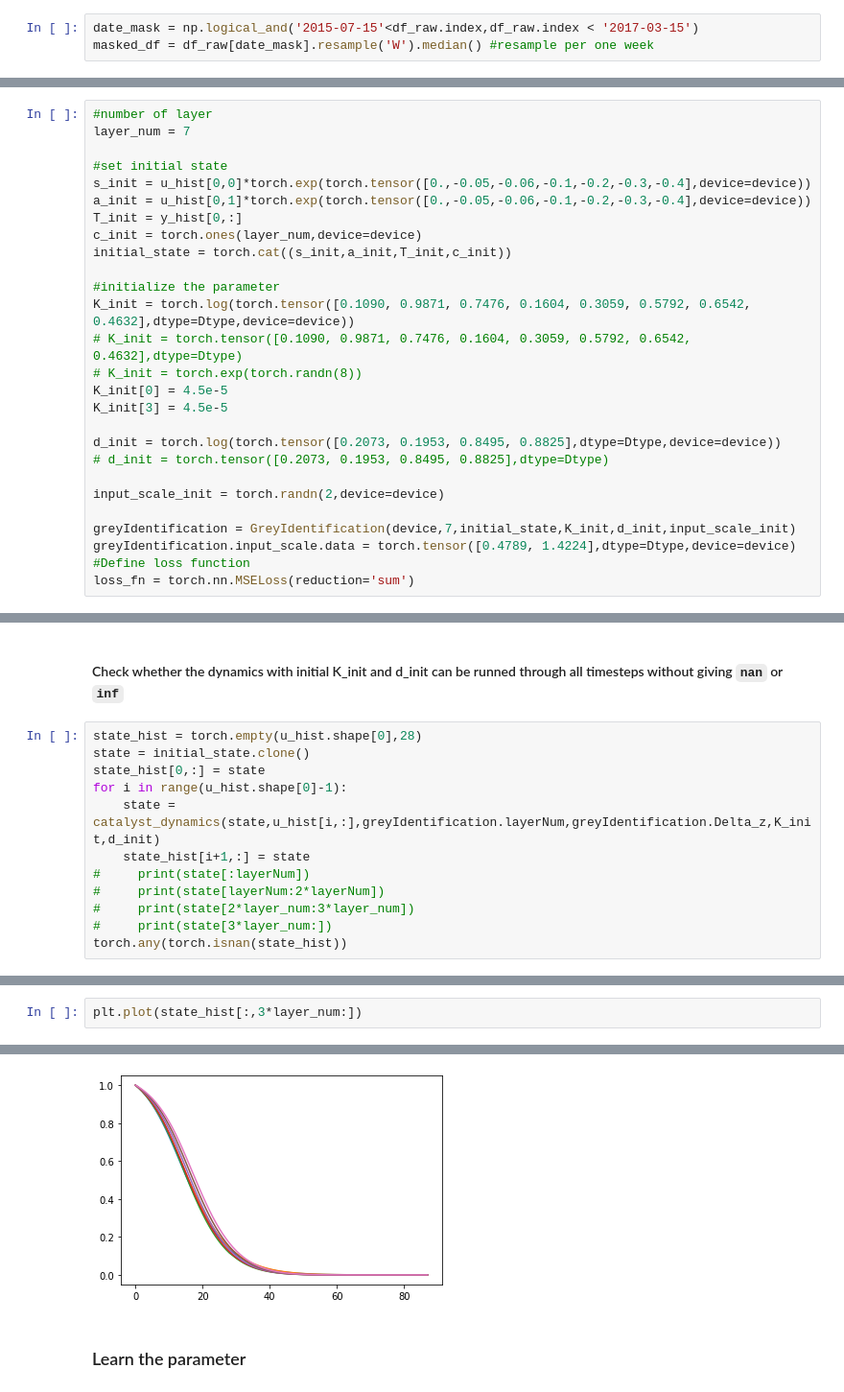
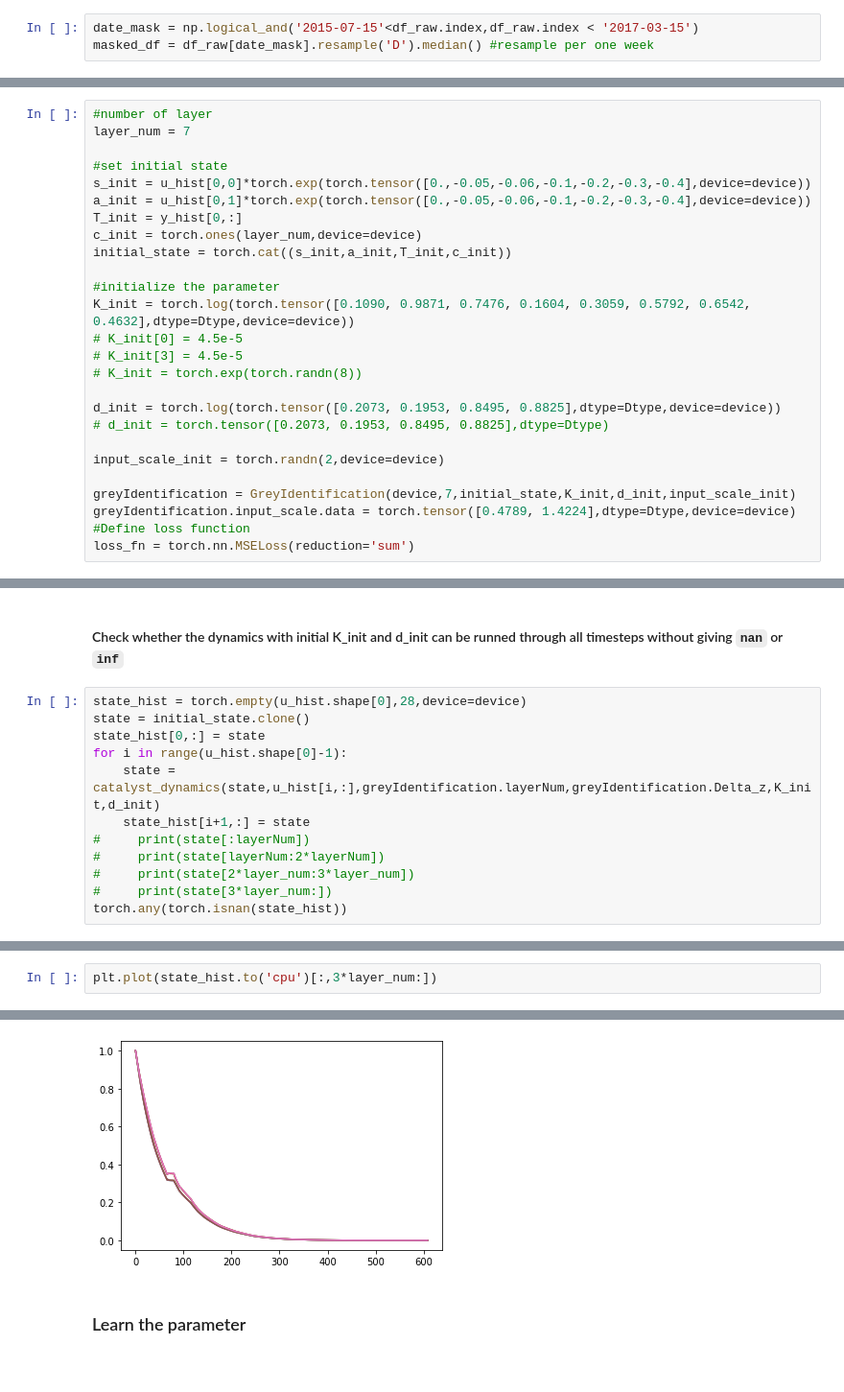
Before and after one commit to puat133/GPsysid, a Jupyter notebook: Classical_Approach/GreyBoxNonlinear.ipynb, the cells around one changed output, grey strips where cells are left out. Shown at 96% size. Cells and saved outputs as stored; diff of their text form.

```diff
--- a/Classical_Approach/GreyBoxNonlinear.ipynb
+++ b/Classical_Approach/GreyBoxNonlinear.ipynb
@@ -242,7 +244,7 @@ tc_heights =np.array([[7600,6550,5500,4450,3400,2350,1300],
 ### Select interval of interest and resample dataframe to daily data
 # %%
 date_mask = np.logical_and('2015-07-15'<df_raw.index,df_raw.index < '2017-03-15')
-masked_df = df_raw[date_mask].resample('W').median() #resample per one week
+masked_df = df_raw[date_mask].resample('D').median() #resample per one week
 # %% [markdown]
 ### Select the input and output
 # %%
@@ -263,10 +265,9 @@ initial_state = torch.cat((s_init,a_init,T_init,c_init))
 
 #initialize the parameter
 K_init = torch.log(torch.tensor([0.1090, 0.9871, 0.7476, 0.1604, 0.3059, 0.5792, 0.6542, 0.4632],dtype=Dtype,device=device))
-# K_init = torch.tensor([0.1090, 0.9871, 0.7476, 0.1604, 0.3059, 0.5792, 0.6542, 0.4632],dtype=Dtype)
+# K_init[0] = 4.5e-5
+# K_init[3] = 4.5e-5
 # K_init = torch.exp(torch.randn(8))
-K_init[0] = 4.5e-5
-K_init[3] = 4.5e-5
 
 d_init = torch.log(torch.tensor([0.2073, 0.1953, 0.8495, 0.8825],dtype=Dtype,device=device))
 # d_init = torch.tensor([0.2073, 0.1953, 0.8495, 0.8825],dtype=Dtype)
@@ -286,7 +287,7 @@ optimizer = torch.optim.Adam(greyIdentification.parameters(), lr=learning_rate)
 # %% [markdown]
 #### Check whether the dynamics with initial K_init and d_init can be runned through all timesteps without giving `nan` or `inf`
 # %%
-state_hist = torch.empty(u_hist.shape[0],28)
+state_hist = torch.empty(u_hist.shape[0],28,device=device)
 state = initial_state.clone()
 state_hist[0,:] = state
 for i in range(u_hist.shape[0]-1):
@@ -302,14 +303,14 @@ tensor(False)
 # %%
-plt.plot(state_hist[:,3*layer_num:])
+plt.plot(state_hist.to('cpu')[:,3*layer_num:])
 # %% [output]
 [<matplotlib.lines.Line2D at 0x...>,
  <matplotlib.lines.Line2D at 0x...>,
  <matplotlib.lines.Line2D at 0x...>,
  <matplotlib.lines.Line2D at 0x...>,
  <matplotlib.lines.Line2D at 0x...>,
  <matplotlib.lines.Line2D at 0x...>,
  <matplotlib.lines.Line2D at 0x...>]
-[figure, old version]
+[figure, new version]
 # %% [markdown]
 ### Learn the parameter
 # %%
```
Also changed, not shown: parts of 7 cells of this notebook, 5 other files.
